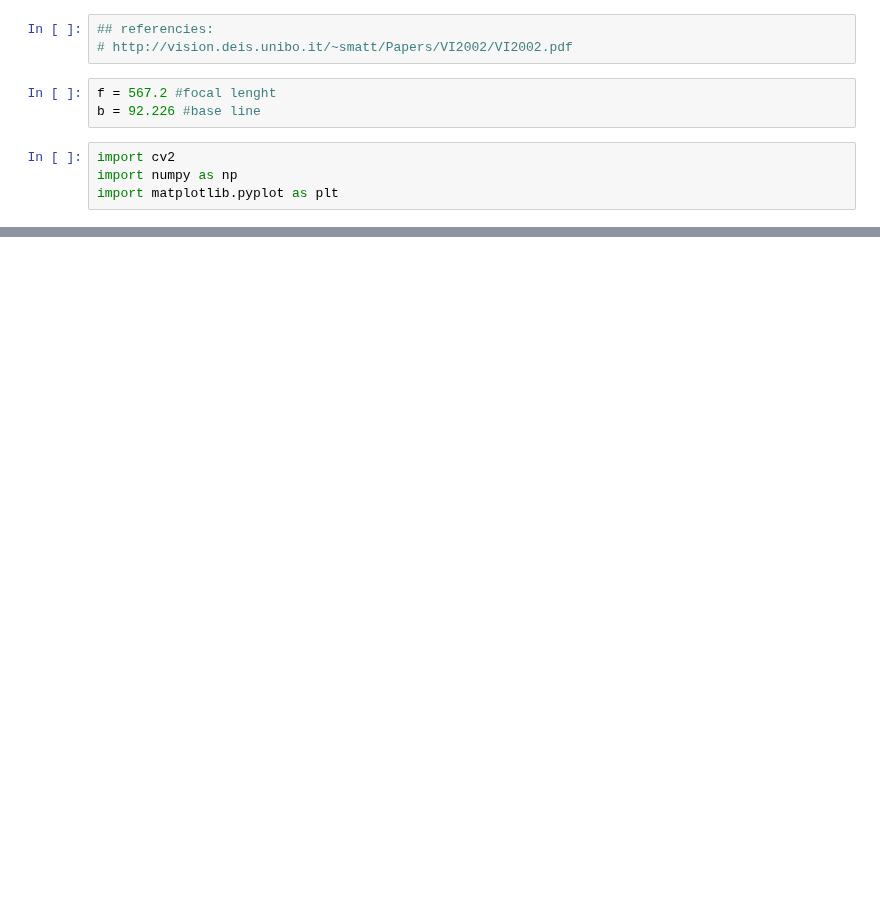
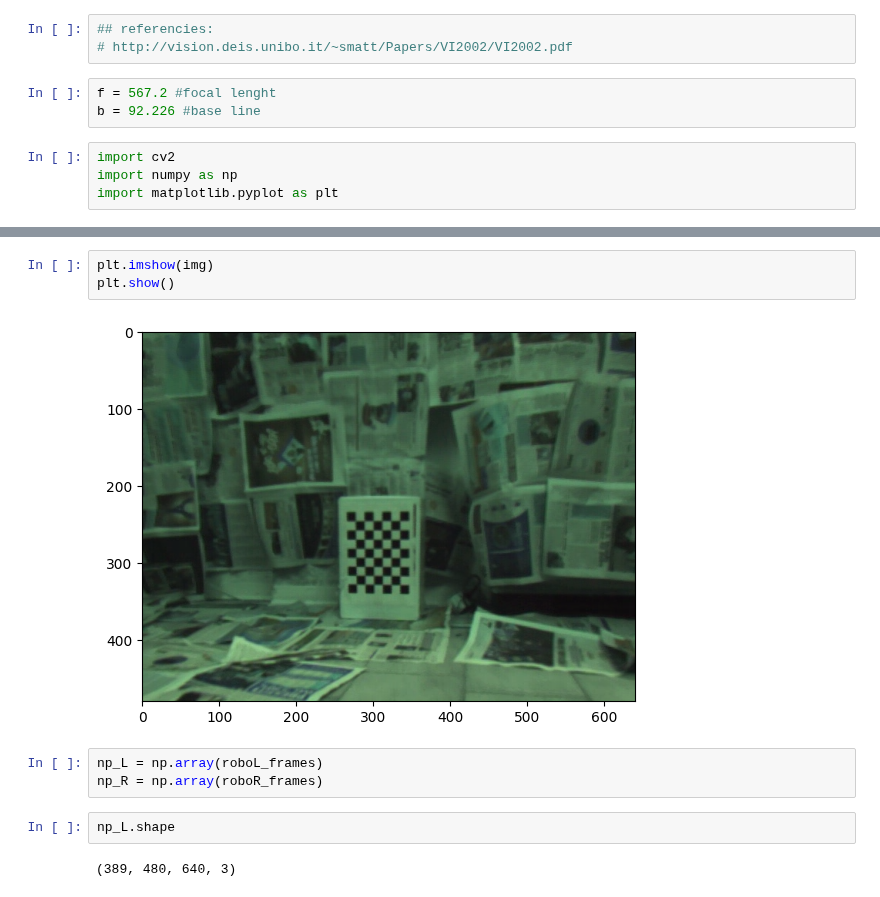
Before and after one commit to ArkaStark/RobotNavigation, a Jupyter notebook: RobotNavigation.ipynb, the cells around one changed output, grey strips where cells are left out. Drawn from its saved outputs; the diff is of its cells as text; blank space fills up the shorter version.

```diff
--- a/RobotNavigation.ipynb
+++ b/RobotNavigation.ipynb
@@ -36,0 +80,12 @@ if ret and frame is not None:
+# %%
+plt.imshow(img)
+plt.show()
+# %% [output]
+[figure, added]
+# %%
+np_L = np.array(roboL_frames)
+np_R = np.array(roboR_frames)
+# %%
+np_L.shape
+# %% [output]
+(389, 480, 640, 3)
```
Also changed, not shown: parts of 15 cells of this notebook.
